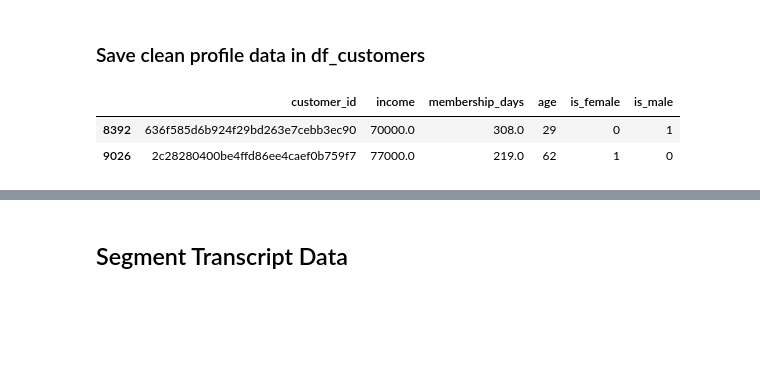
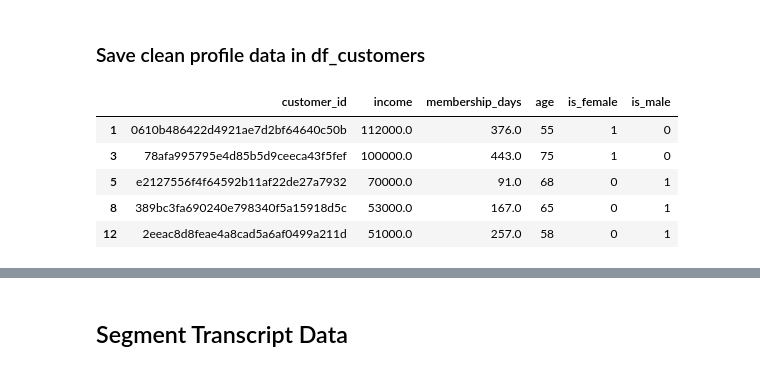
Before and after one commit to tanyayt/udacity_data_scientist, a Jupyter notebook: starbucks_optimizing_app_offers/Starbucks_Capstone_notebook.ipynb, the cells around one changed output, grey strips where cells are left out. Cells and saved outputs as stored; diff of their text form; code cells hidden in the pictures; blank space fills up the shorter version.

```diff
--- a/starbucks_optimizing_app_offers/Starbucks_Capstone_notebook.ipynb
+++ b/starbucks_optimizing_app_offers/Starbucks_Capstone_notebook.ipynb
@@ -350,8 +365,11 @@ profile_clean.head()
 ### Save clean profile data in df_customers
 # %%
 df_customers = profile_clean.rename(columns={'id':'customer_id'})
-df_customers.sample(2)
+df_customers.head()
 # %% [output]
 |  | customer_id | income | membership_days | age | is_female | is_male |
-| 8392 | 636f585d6b924f29bd263e7cebb3ec90 | 70000.0 | 308.0 | 29 | 0 | 1 |
-| 9026 | 2c28280400be4ffd86ee4caef0b759f7 | 77000.0 | 219.0 | 62 | 1 | 0 |
+| 1 | 0610b486422d4921ae7d2bf64640c50b | 112000.0 | 376.0 | 55 | 1 | 0 |
+| 3 | 78afa995795e4d85b5d9ceeca43f5fef | 100000.0 | 443.0 | 75 | 1 | 0 |
+| 5 | e2127556f4f64592b11af22de27a7932 | 70000.0 | 91.0 | 68 | 0 | 1 |
+| 8 | 389bc3fa690240e798340f5a15918d5c | 53000.0 | 167.0 | 65 | 0 | 1 |
+| 12 | 2eeac8d8feae4a8cad5a6af0499a211d | 51000.0 | 257.0 | 58 | 0 | 1 |
```
Also changed, not shown: parts of 67 cells of this notebook.
